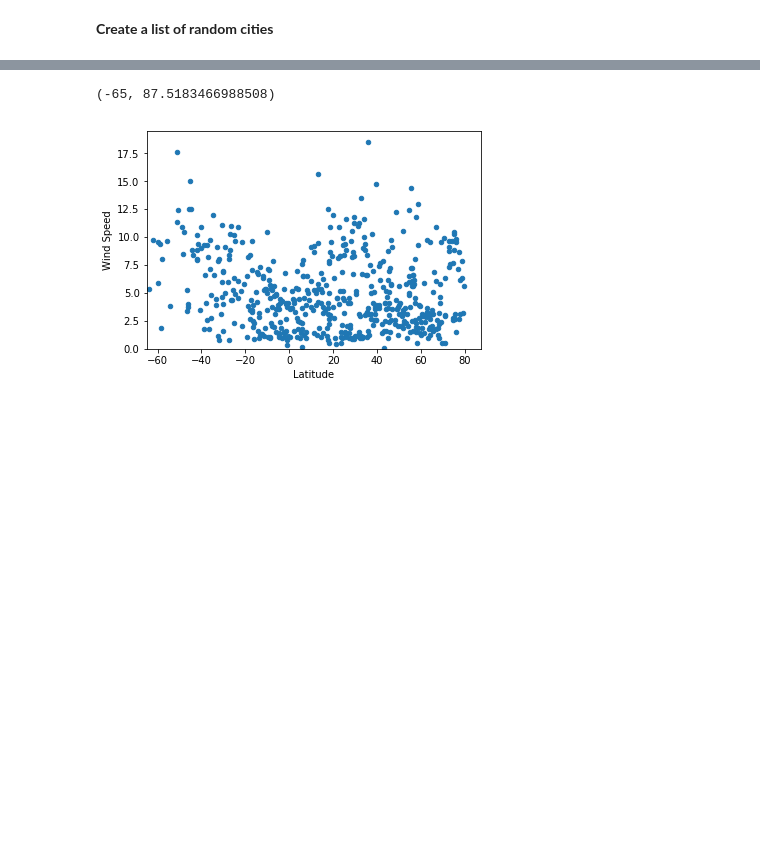
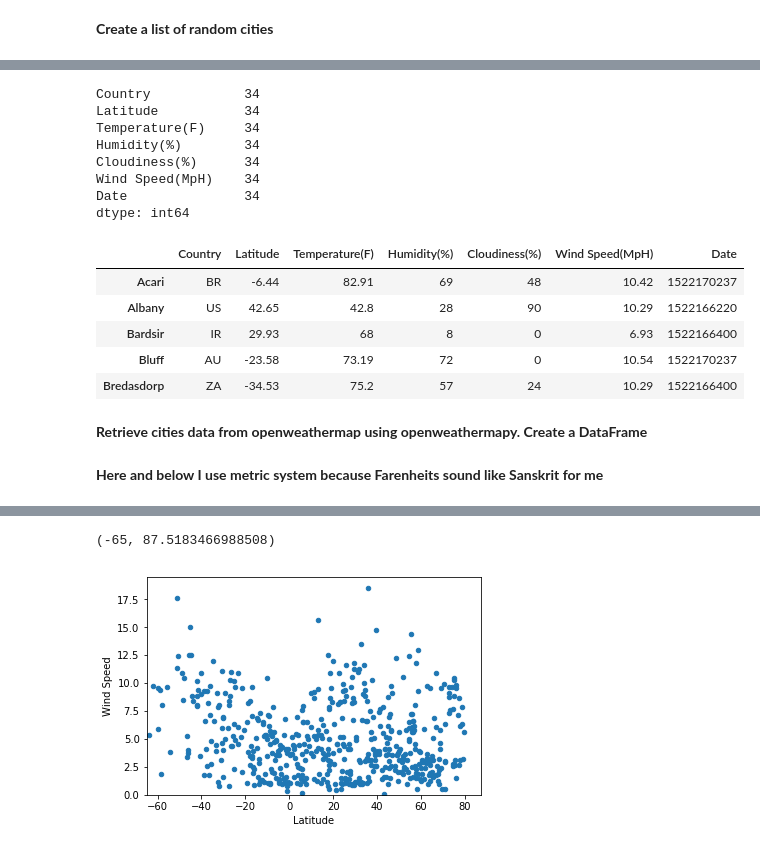
Before and after one commit to Gryazzz/Weather_Python, a Jupyter notebook: Weather_API.ipynb, the cells around one changed output, grey strips where cells are left out. Drawn from its saved outputs; the diff is of its cells as text; code cells hidden in the pictures; blank space fills up the shorter version.

```diff
--- a/Weather_API.ipynb
+++ b/Weather_API.ipynb
@@ -50,0 +54,29 @@ print(len(cities))
+# %%
+url = 'http://api.openweathermap.org/data/2.5/weather?'
+units = 'imperial'
+
+all_requests_data = {}
+counter = 1 # City number counter
+abcent_cities = 0 # Counter for the cities that are not in the openweather database
+
+for city in cities:
+
+    pure_city_name = city
+    city = requests.utils.quote(city, safe='') # Make a city name readable (percent-encoded)
+    ind_url = f'{url}appid={api_key}&units={units}&q={city}'
+    # The line below is blocked, not to show the api_key
+    #print(f'Now processing: city number {counter}, name {pure_city_name}\n{ind_url}')
+    data_json = requests.get(ind_url).json()
+
+    try:
+        all_requests_data[data_json['name']] = [data_json['sys']['country'], data_json['coord']['lat'],
+                                              data_json['main']['temp'], data_json['main']['humidity'],
+                                              data_json['clouds']['all'], data_json['wind']['speed'], data_json['dt']]
+    except(KeyError):
+        print(f'There is no city {pure_city_name} in openweathermap database')
+        abcent_cities +=1
+        pass
+    counter += 1
+
+print(f'{abcent_cities} cities were skipped')
+print(f'{len(all_requests_data)} cities data was captured')
@@ -51,2 +91,28 @@ print(len(cities))
+# %%
+dframe_json = pd.DataFrame(all_requests_data)
+final_req_df = dframe_json.transpose()
+final_req_df.columns = ['Country', 'Latitude', 'Temperature(F)', 'Humidity(%)', 'Cloudiness(%)', 'Wind Speed(MpH)',
+                        'Date']
+print(final_req_df.count())
+final_req_df.head()
+# %% [output]
+Country            34
+Latitude           34
+Temperature(F)     34
+Humidity(%)        34
+Cloudiness(%)      34
+Wind Speed(MpH)    34
+Date               34
+dtype: int64
+|  | Country | Latitude | Temperature(F) | Humidity(%) | Cloudiness(%) | Wind Speed(MpH) | Date |
+| Acari | BR | -6.44 | 82.91 | 69 | 48 | 10.42 | 1522170237 |
+| Albany | US | 42.65 | 42.8 | 28 | 90 | 10.29 | 1522166220 |
+| Bardsir | IR | 29.93 | 68 | 8 | 0 | 6.93 | 1522166400 |
+| Bluff | AU | -23.58 | 73.19 | 72 | 0 | 10.54 | 1522170237 |
+| Bredasdorp | ZA | -34.53 | 75.2 | 57 | 24 | 10.29 | 1522166400 |
+# %% [markdown]
+**Retrieve cities data from openweathermap using openweathermapy. Create a DataFrame**
+# %% [markdown]
+**Here and below I use metric system because Farenheits sound like Sanskrit for me**
 # %%
 settings = {"units": "metric", "appid": api_key}
```
Also changed, not shown: parts of 11 cells of this notebook.
